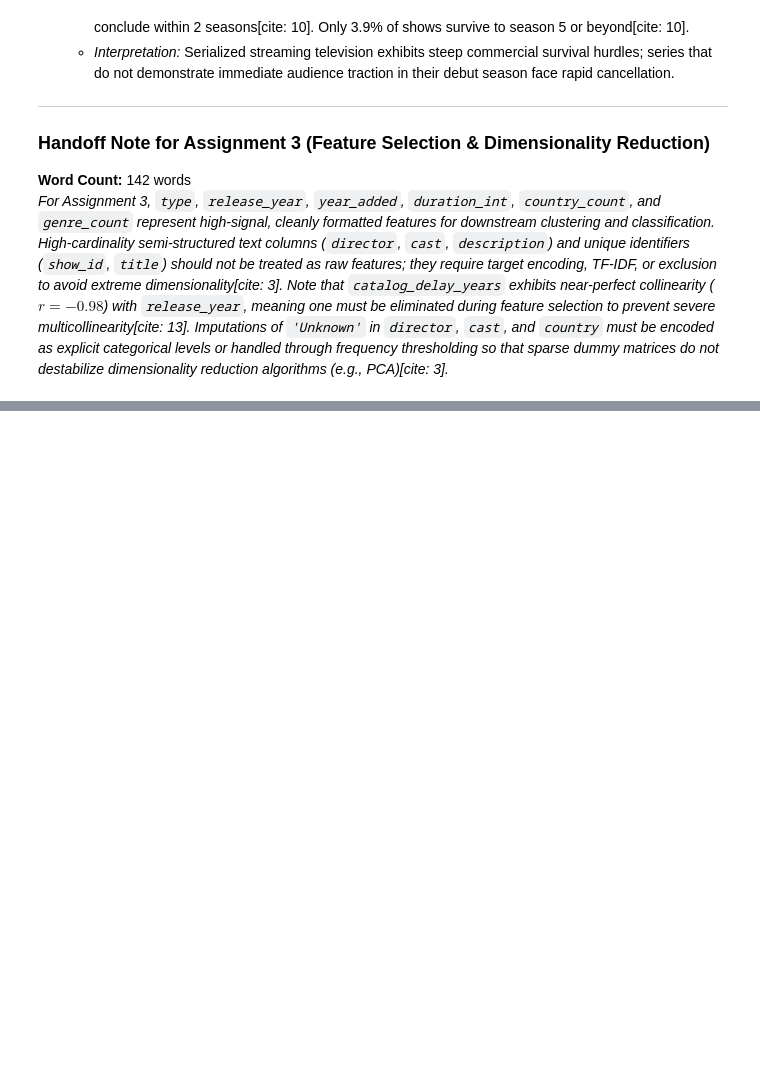
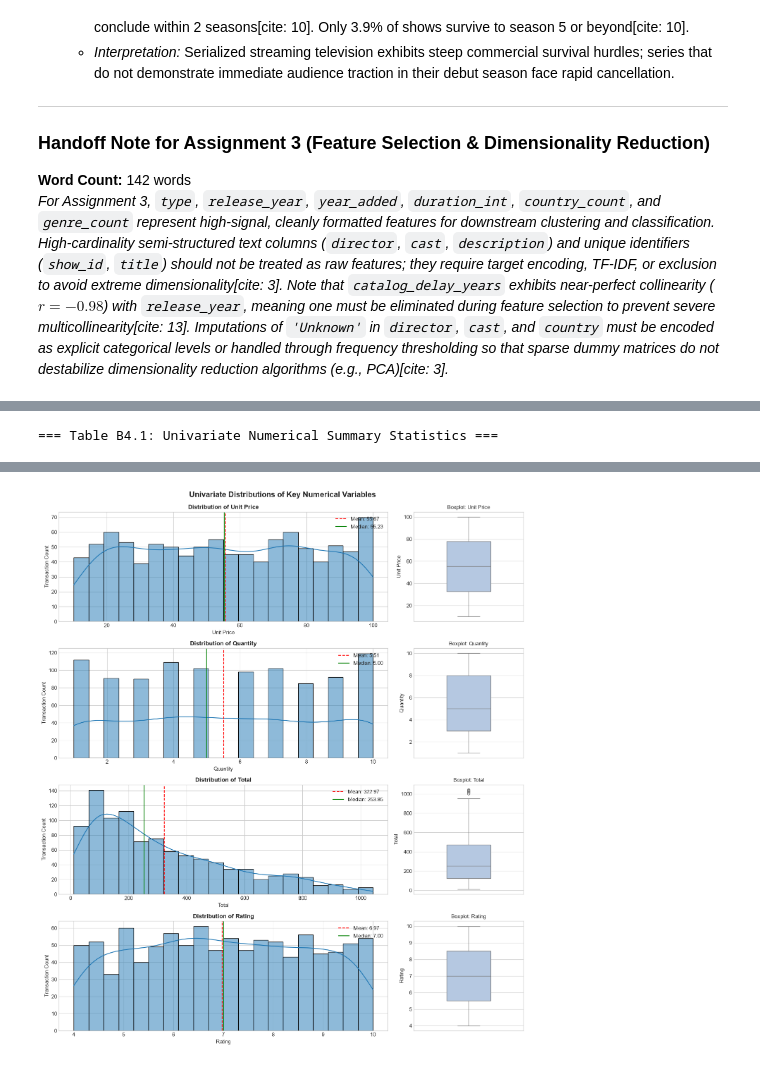
Before and after one commit to muhammadwaqarsaleem/ds_eda-data_cleaning, a Jupyter notebook: 23L_1021_A2.ipynb, the cells around one changed output, grey strips where cells are left out. Drawn from its saved outputs; the diff is of its cells as text; code cells hidden in the pictures; blank space fills up the shorter version.

```diff
--- a/23L_1021_A2.ipynb
+++ b/23L_1021_A2.ipynb
@@ -1242,0 +1280,16 @@ display(df_netflix_clean[df_netflix_clean['type'] == 'TV Show'][['title', 'relea
+# %%
+# Cell 39: Load Supermarket Sales Dataset and Initial Inspection
+
+supermarket_path = 'data/supermarket_Sales.csv'  # Adjust path if in root or data/ folder
+df_supermarket = pd.read_csv(supermarket_path)
+
+# 1. Dataset Dimensions
+print(f"Supermarket Dataset Shape: {df_supermarket.shape[0]} rows, {df_supermarket.shape[1]} columns\n")
+
+# 2. Schema and Non-Null Counts
+print("--- Column Information & Data Types ---")
+df_supermarket.info()
+
+# 3. Sample Records
+print("\n--- First 5 Records ---")
+display(df_supermarket.head())
@@ -1242,0 +1692,60 @@ display(df_netflix_clean[df_netflix_clean['type'] == 'TV Show'][['title', 'relea
+# %%
+# Cell 48: Numerical Univariate Summary Statistics and Distribution Visualizations
+from scipy.stats import skew, kurtosis
+
+num_vars = ['unit_price', 'quantity', 'total', 'rating']
+
+# 1. Compute Comprehensive Descriptive Statistics
+stats_dict = []
+for var in num_vars:
+    series = df_supermarket_clean[var]
+    mean_val = series.mean()
+    median_val = series.median()
+    std_val = series.std()
+    iqr_val = series.quantile(0.75) - series.quantile(0.25)
+    min_val = series.min()
+    max_val = series.max()
+    skew_val = skew(series)
+    kurt_val = kurtosis(series)  # Fisher kurtosis (normal = 0)
+
+    stats_dict.append({
+        'Variable': var,
+        'Mean': round(mean_val, 2),
+        'Median': round(median_val, 2),
+        'Std Dev': round(std_val, 2),
+        'IQR': round(iqr_val, 2),
+        'Min': round(min_val, 2),
+        'Max': round(max_val, 2),
+        'Skewness': round(skew_val, 3),
+        'Kurtosis': round(kurt_val, 3),
+        'Distribution Form': 'Right-skewed' if skew_val > 0.5 else ('Left-skewed' if skew_val < -0.5 else 'Approximately Symmetric / Uniform')
+    })
+
+df_num_summary = pd.DataFrame(stats_dict)
+print("=== Table B4.1: Univariate Numerical Summary Statistics ===")
+display(df_num_summary)
+
+# 2. Multi-Panel Visualization: Histograms with KDE + Boxplots
+fig, axes = plt.subplots(4, 2, figsize=(14, 16), gridspec_kw={'width_ratios': [3, 1]})
+fig.suptitle('Univariate Distributions of Key Numerical Variables', fontsize=16, fontweight='bold', y=0.99)
+
+for idx, var in enumerate(num_vars):
+    # Left subplot: Histogram with Kernel Density Estimate
+    sns.histplot(df_supermarket_clean[var], kde=True, ax=axes[idx, 0], color='#1f77b4', bins=20)
+    axes[idx, 0].axvline(df_supermarket_clean[var].mean(), color='red', linestyle='--', linewidth=1.5, label=f"Mean: {df_supermarket_clean[var].mean():.2f}")
+    axes[idx, 0].axvline(df_supermarket_clean[var].median(), color='green', linestyle='-', linewidth=1.5, label=f"Median: {df_supermarket_clean[var].median():.2f}")
+    axes[idx, 0].set_title(f"Distribution of {var.replace('_', ' ').title()}", fontsize=12, fontweight='bold')
+    axes[idx, 0].set_xlabel(var.replace('_', ' ').title())
+    axes[idx, 0].set_ylabel('Transaction Count')
+    axes[idx, 0].legend(loc='upper right')
+
+    # Right subplot: Boxplot for Outlier Inspection
+    sns.boxplot(y=df_supermarket_clean[var], ax=axes[idx, 1], color='#aec7e8', width=0.4, fliersize=5)
+    axes[idx, 1].set_title(f"Boxplot: {var.replace('_', ' ').title()}", fontsize=11)
+    axes[idx, 1].set_ylabel(var.replace('_', ' ').title())
+    axes[idx, 1].set_xlabel('')
+
+plt.tight_layout()
+plt.show()
+# %% [output]
+=== Table B4.1: Univariate Numerical Summary Statistics ===
@@ -1242,0 +1757 @@ display(df_netflix_clean[df_netflix_clean['type'] == 'TV Show'][['title', 'relea
+[figure, added]
```
Also changed, not shown: parts of 35 cells of this notebook, 3 other files.
